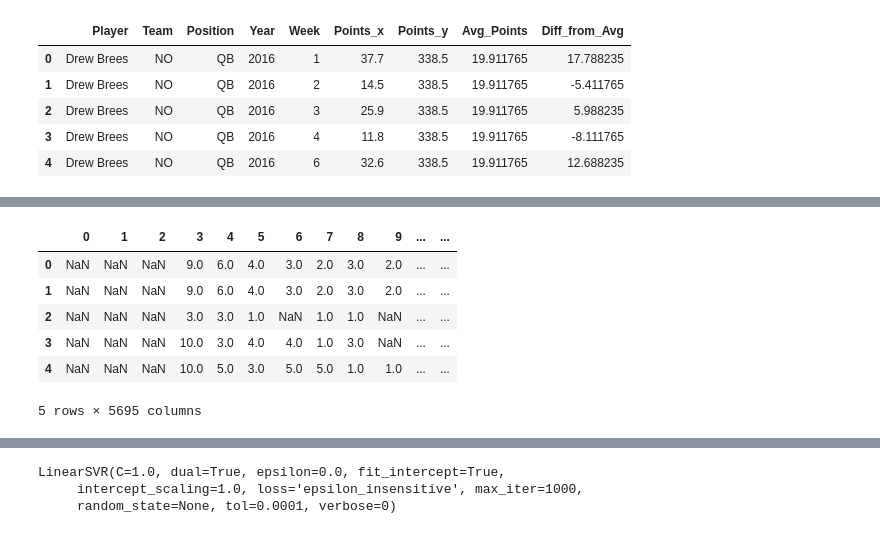
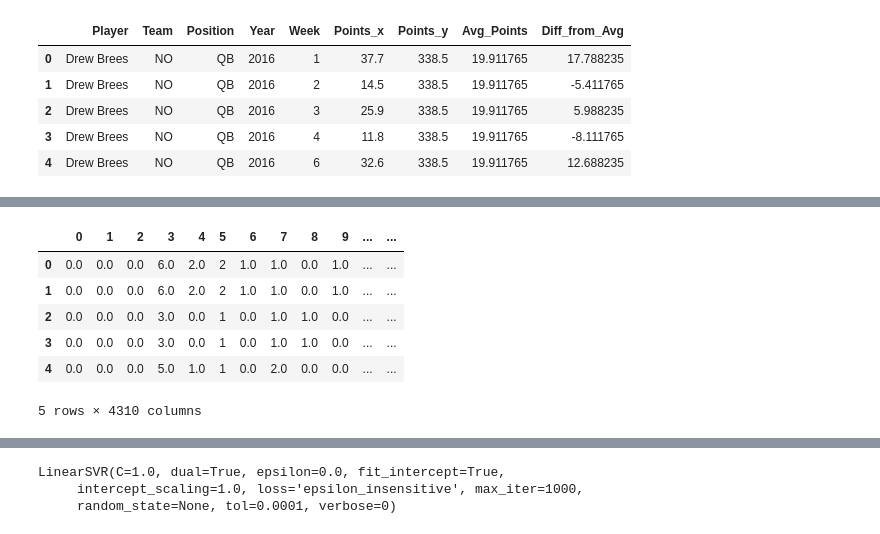
Before and after one commit to jankcious/w266-FantasyFootball, a Jupyter notebook: BaselineModel-OW edits.ipynb, the cells around one changed output, grey strips where cells are left out. Cells and saved outputs as stored; diff of their text form; code cells hidden in the pictures.

```diff
--- a/BaselineModel-OW edits.ipynb
+++ b/BaselineModel-OW edits.ipynb
@@ -323,6 +365,8 @@ combined.to_excel('combined.xlsx')
 # %%
 #Split into train/test
 # %%
-token_feed = (word for news in combined['news_list'] for word in news)
+token_feed_unigram = (word for news in combined['news_unigrams'] for word in news)
+token_feed_bigram = (word for news in combined['news_bigrams'] for word in news)
 
-vocab = Vocabulary(token_feed)
+vocab_unigram = Vocabulary(token_feed_unigram)
+vocab_bigram = Vocabulary(token_feed_bigram)
@@ -347,13 +407,16 @@ for word, count in vocab.unigram_counts.most_common(10):
 # %%
-encoded = pd.DataFrame([collections.Counter(vocab.words_to_ids(x)) for x in combined['news_list']],
-                       columns = range(vocab.size))
+encoded_unigram_counts = pd.DataFrame([collections.Counter(vocab_unigram.words_to_ids(x)) for x in combined['news_unigrams']],
+                       columns = range(vocab_unigram.size))
+
+encoded_bigram_counts = pd.DataFrame([collections.Counter(vocab_bigram.words_to_ids(x)) for x in combined['news_bigrams']],
+                       columns = range(vocab_bigram.size))
 # %%
-encoded.head()
+encoded_unigram_counts.head()
 # %% [output]
 |  | 0 | 1 | 2 | 3 | 4 | 5 | 6 | 7 | 8 | 9 | ... | ... |
-| 0 | NaN | NaN | NaN | 9.0 | 6.0 | 4.0 | 3.0 | 2.0 | 3.0 | 2.0 | ... | ... |
-| 1 | NaN | NaN | NaN | 9.0 | 6.0 | 4.0 | 3.0 | 2.0 | 3.0 | 2.0 | ... | ... |
-| 2 | NaN | NaN | NaN | 3.0 | 3.0 | 1.0 | NaN | 1.0 | 1.0 | NaN | ... | ... |
-| 3 | NaN | NaN | NaN | 10.0 | 3.0 | 4.0 | 4.0 | 1.0 | 3.0 | NaN | ... | ... |
-| 4 | NaN | NaN | NaN | 10.0 | 5.0 | 3.0 | 5.0 | 5.0 | 1.0 | 1.0 | ... | ... |
+| 0 | 0.0 | 0.0 | 0.0 | 6.0 | 2.0 | 2 | 1.0 | 1.0 | 0.0 | 1.0 | ... | ... |
+| 1 | 0.0 | 0.0 | 0.0 | 6.0 | 2.0 | 2 | 1.0 | 1.0 | 0.0 | 1.0 | ... | ... |
+| 2 | 0.0 | 0.0 | 0.0 | 3.0 | 0.0 | 1 | 0.0 | 1.0 | 1.0 | 0.0 | ... | ... |
+| 3 | 0.0 | 0.0 | 0.0 | 3.0 | 0.0 | 1 | 0.0 | 1.0 | 1.0 | 0.0 | ... | ... |
+| 4 | 0.0 | 0.0 | 0.0 | 5.0 | 1.0 | 1 | 0.0 | 2.0 | 0.0 | 0.0 | ... | ... |
-5 rows × 5695 columns
+5 rows × 4310 columns
```
Also changed, not shown: parts of 24 cells of this notebook.
